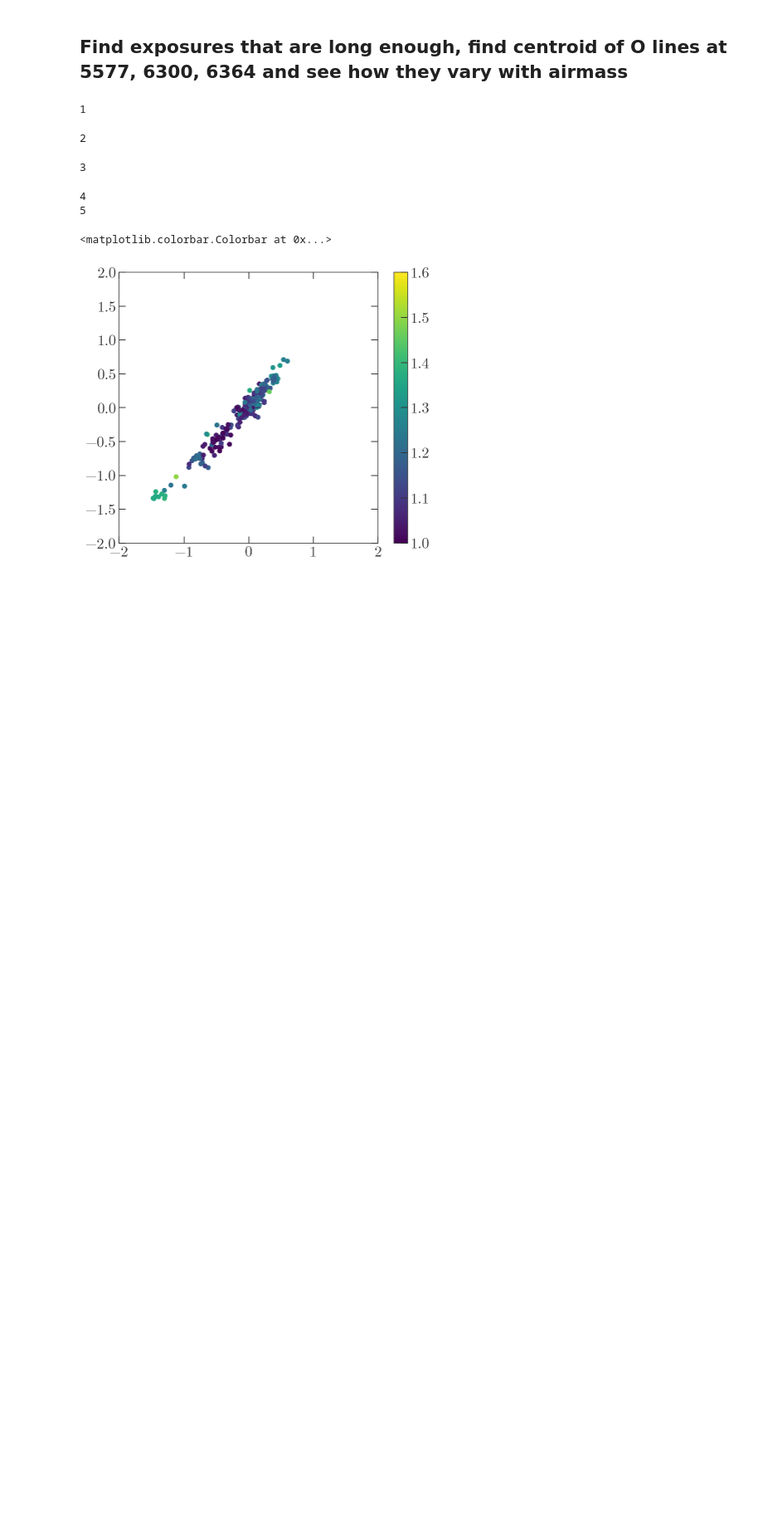
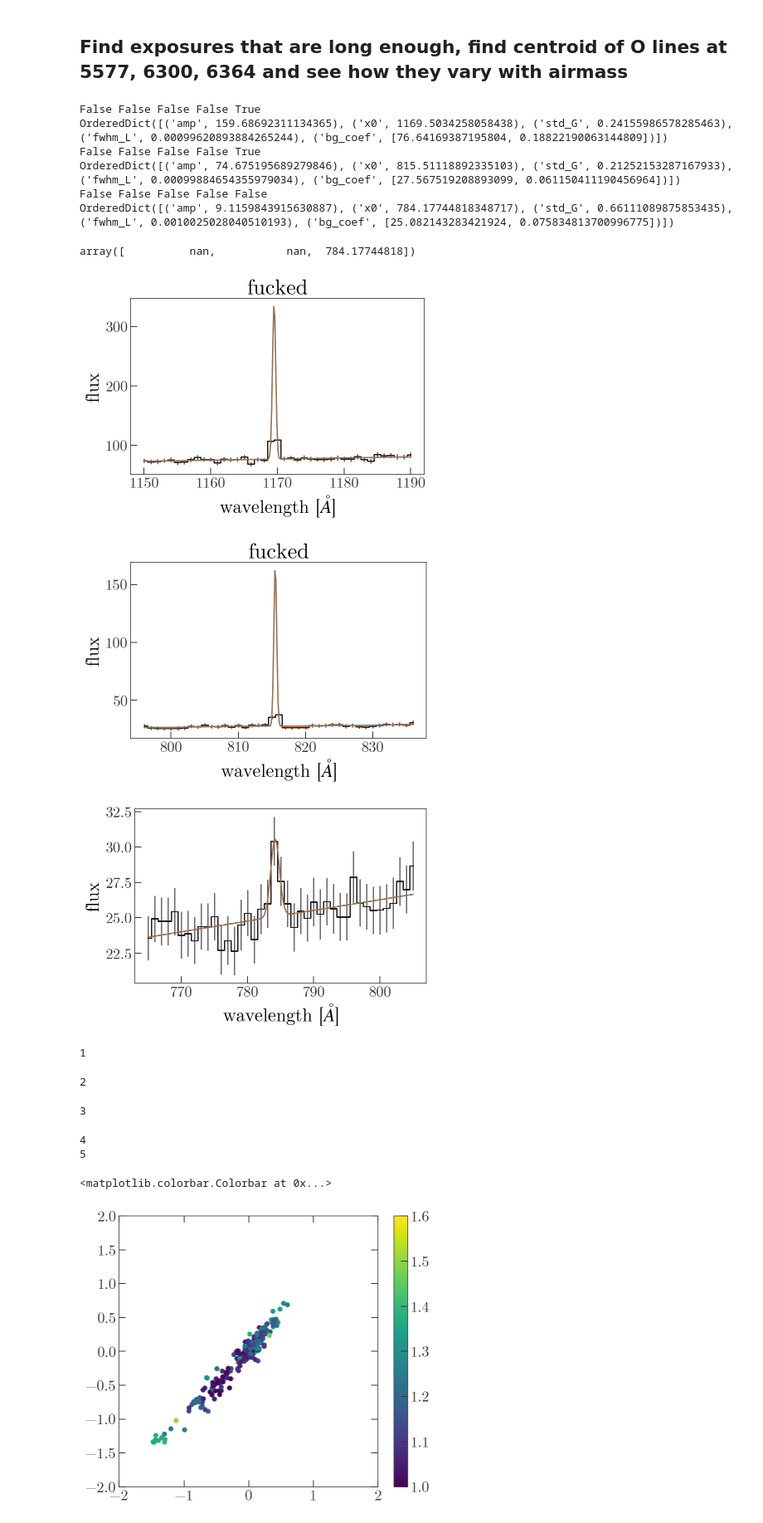
Before and after one commit to adrn/GaiaPairsFollowup, a Jupyter notebook: notebooks/Pointing model.ipynb, the cells around one changed output. Shown: that part at 83% size. Cells and saved outputs as stored; diff of their text form; code cells hidden in the pictures; blank space fills up the shorter version.

Commit message:
update plots

```diff
--- a/notebooks/Pointing model.ipynb
+++ b/notebooks/Pointing model.ipynb
@@ -32,7 +32,14 @@ def fit_sky_region(x, flux, ivar, center, width, plot=False):
     flux_data = flux[sort_]
     err_data = 1/np.sqrt(ivar[sort_])
 
-    gp = fit_spec_line_GP(wave_data, flux_data, ivar, absorp_emiss=1.)
+    # better initial guess for GP parameters
+    mask = np.abs(wave_data - center) > 2.
+    y_MAD = np.median(np.abs(flux[mask] - np.median(flux[mask])))
+    log_sigma0 = np.log(5*y_MAD)
+
+    gp = fit_spec_line_GP(wave_data, flux_data, ivar, absorp_emiss=1.,
+                          std_G0=2., fwhm_L0=1E-3, x0=wave_data[np.argmax(flux_data)],
+                          log_sigma0=log_sigma0, log_rho0=np.log(10.))
 
     wave_grid = np.linspace(wave_data.min(), wave_data.max(), 256)
     mu, var = gp.predict(flux_data, wave_grid, return_var=True)
@@ -52,7 +59,7 @@ def fit_sky_region(x, flux, ivar, center, width, plot=False):
 
         # mean model
         ax.plot(wave_grid, voigt_polynomial(wave_grid, **fit_pars),
-                marker='', alpha=0.5)
+                marker='', alpha=0.5, zorder=100)
 
         # full GP model
         gp_color = "#ff7f0e"
@@ -69,15 +76,26 @@ def fit_sky_region(x, flux, ivar, center, width, plot=False):
     max_ = fit_pars['amp'] * wofz((1j * fit_pars['fwhm_L']/2) / (np.sqrt(2)*fit_pars['std_G'])).real
     max_ /= np.sqrt(2*np.pi*fit_pars['std_G']**2)
 
-    if ((abs(fit_pars['x0']-center) > 4) or (fit_pars['amp'] < 32) or
+    _fit_pars = fit_pars.copy()
+    _fit_pars['amp'] = 0.
+    bg_offset = voigt_polynomial(wave_data[flux_data.argmax()], **_fit_pars)
+    flux_max = flux_data.max() - bg_offset
+
+    print((abs(fit_pars['x0']-center) > 4),
+          (fit_pars['amp'] < 8),
+          (fit_pars['std_G'] > 4),
+          (fit_pars['fwhm_L'] > 4.),
+          (max_ > 1.5*flux_max))
+    print(fit_pars)
+    if ((abs(fit_pars['x0']-center) > 4) or (fit_pars['amp'] < 8) or
             (fit_pars['std_G'] > 4) or (fit_pars['fwhm_L'] > 4.) or
-            (max_ > 2*flux_data.max())):
+            (max_ > 2*flux_max)):
         # FAILED
         return None
 
     return fit_pars
 # %%
-def sky_line_centroids(tbl, line_waves=[5577., 6300., 6364.], window_width=15, plot=False):
+def sky_line_centroids(tbl, line_waves=[5577., 6300., 6364.], window_width=21, plot=False):
     with np.errstate(invalid='ignore'):
         clean = np.isfinite(tbl['wavelength']) & (tbl['wavelength'] > 0)
 
@@ -103,10 +121,21 @@ def sky_line_centroids(tbl, line_waves=[5577., 6300., 6364.], window_width=15, p
 
     return np.array(fit_centroids)
 # %%
-# # testing
-# filename = '/Volumes/ProjectData/gaia-comoving-followup/data/processed/mdm-spring-2017/n1/1d_n1.0036.fit'
-# tbl = fits.getdata(filename, 1)
-# sky_line_centroids(tbl, plot=True)
+# testing
+filename = '/Volumes/ProjectData/gaia-comoving-followup/data/processed/mdm-spring-2017/n1/1d_n1.0035.fit'
+tbl = fits.getdata(filename, 1)
+sky_line_centroids(tbl, plot=True)
+# %% [output]
+False False False False True
+OrderedDict([('amp', 159.68692311134365), ('x0', 1169.5034258058438), ('std_G', 0.24155986578285463), ('fwhm_L', 0.00099620893884265244), ('bg_coef', [76.64169387195804, 0.18822190063144809])])
+False False False False True
+OrderedDict([('amp', 74.675195689279846), ('x0', 815.51118892335103), ('std_G', 0.21252153287167933), ('fwhm_L', 0.00099884654355979034), ('bg_coef', [27.567519208893099, 0.061150411190456964])])
+False False False False False
+OrderedDict([('amp', 9.1159843915630887), ('x0', 784.17744818348717), ('std_G', 0.66111089875853435), ('fwhm_L', 0.0010025028040510193), ('bg_coef', [25.082143283421924, 0.075834813700996775])])
+array([          nan,           nan,  784.17744818])
+[figure, added]
+[figure, added]
+[figure, added]
 # %%
 stat_tbl = Table()
 stat_tbl.add_column(Column(name='object', dtype='|U64'))
```
